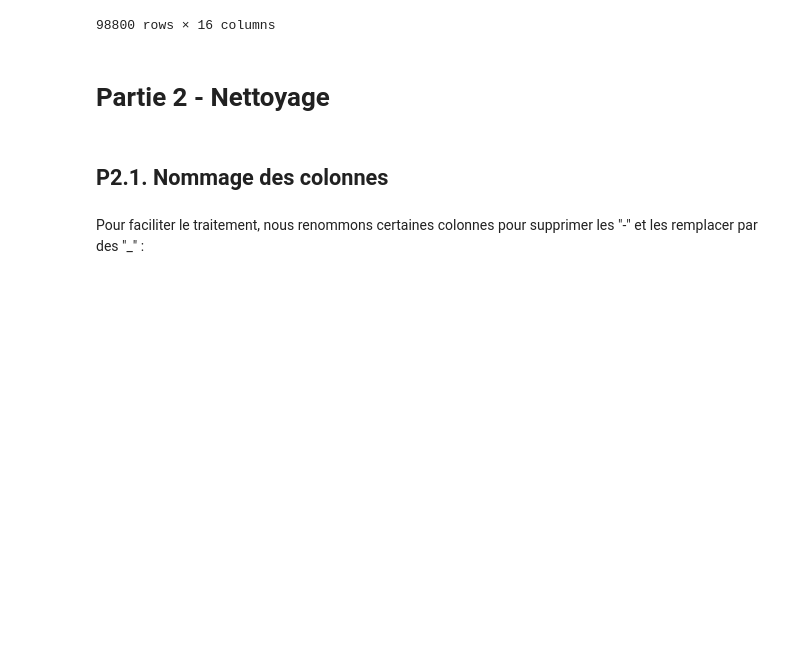
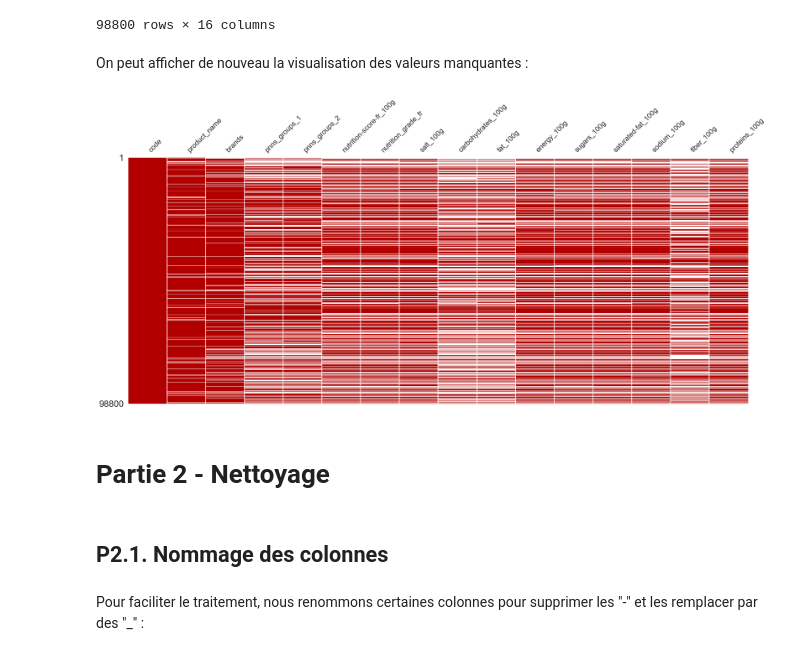
Before and after one commit to ClementPatin/OC-P3, a Jupyter notebook: Patin_Clement_1_notebook_052023.ipynb, the cells around one changed output. Drawn from its saved outputs; the diff is of its cells as text; code cells hidden in the pictures; blank space fills up the shorter version.

Commit message:
dealing with nan - correlation matrix

```diff
--- a/Patin_Clement_1_notebook_052023.ipynb
+++ b/Patin_Clement_1_notebook_052023.ipynb
@@ -404,6 +406,13 @@ foodRawLight
 | 320765 | 9935010000003 | Rillette d'oie | Sans marque,D.Lambert | Fish Meat Eggs | Processed meat | NaN | ... |
 | 320770 | 9980282863788 | Tomates aux Vermicelles | Knorr | NaN | NaN | NaN | ... |
 98800 rows × 16 columns
+# %% [markdown]
+On peut afficher de nouveau la visualisation des valeurs manquantes :
+# %%
+ms.matrix(foodRawLight,color=[0.7,0.0,0.0],sparkline=False) # dataviz of missing data
+plt.show()
+# %% [output]
+[figure, added]
 # %% [markdown]
 # Partie 2 - Nettoyage
 # %% [markdown]
```
Also changed, not shown: parts of 42 cells of this notebook.
